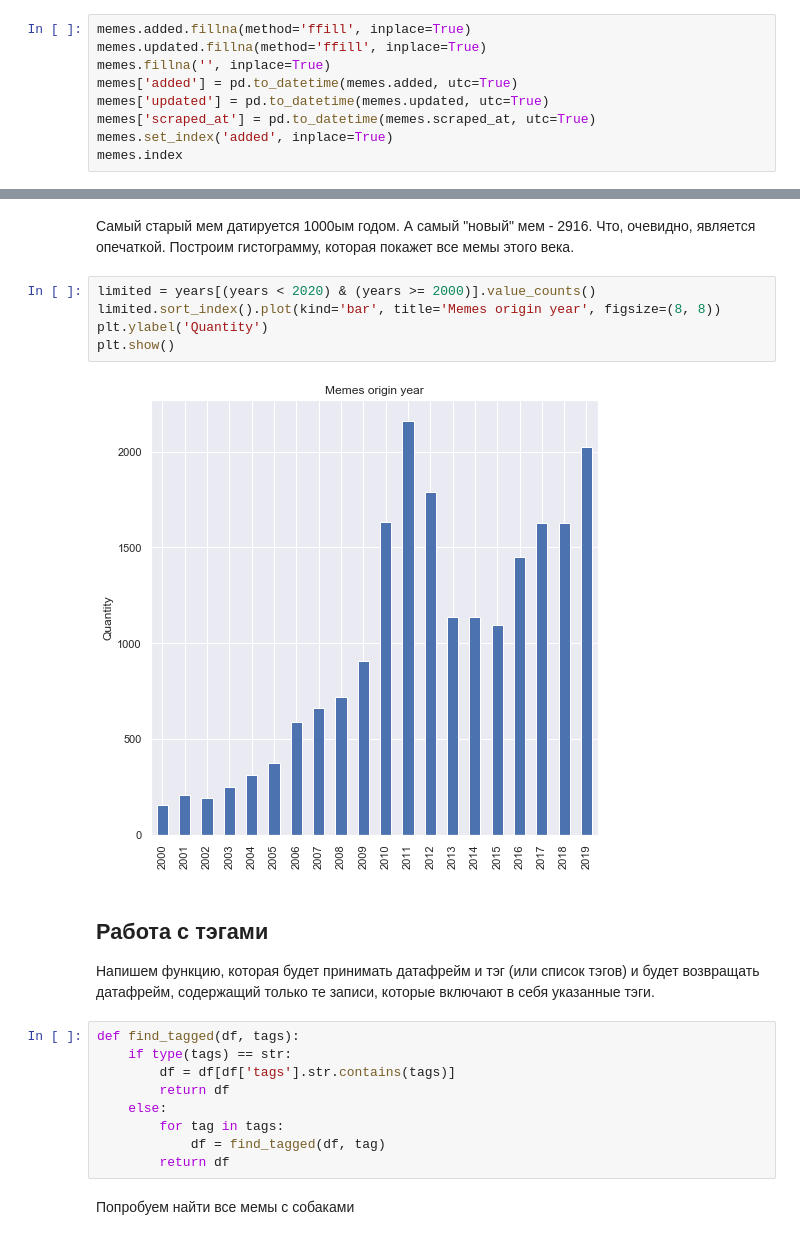
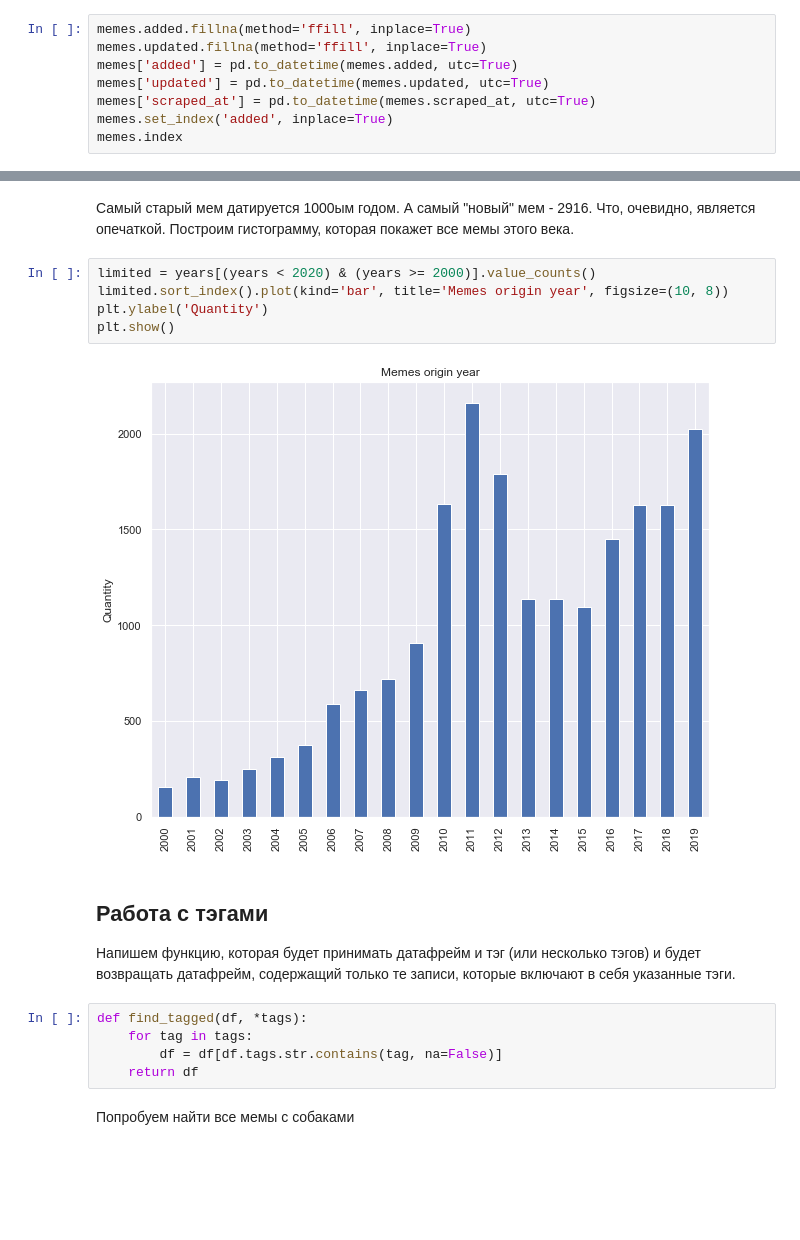
Before and after one commit to XopcLabs/memes, a Jupyter notebook: Research.ipynb, the cells around one changed output, grey strips where cells are left out. Cells and saved outputs as stored; diff of their text form; blank space fills up the shorter version.

Commit message:
rewritten find_tagged

```diff
--- a/Research.ipynb
+++ b/Research.ipynb
@@ -48,7 +48,6 @@ memory usage: 3.5+ MB
 # %%
 memes.added.fillna(method='ffill', inplace=True)
 memes.updated.fillna(method='ffill', inplace=True)
-memes.fillna('', inplace=True)
 memes['added'] = pd.to_datetime(memes.added, utc=True)
 memes['updated'] = pd.to_datetime(memes.updated, utc=True)
 memes['scraped_at'] = pd.to_datetime(memes.scraped_at, utc=True)
@@ -239,23 +239,19 @@ Name: year, dtype: float64
 Самый старый мем датируется 1000ым годом. А самый "новый" мем - 2916. Что, очевидно, является опечаткой. Построим гистограмму, которая покажет все мемы этого века.
 # %%
 limited = years[(years < 2020) & (years >= 2000)].value_counts()
-limited.sort_index().plot(kind='bar', title='Memes origin year', figsize=(8, 8))
+limited.sort_index().plot(kind='bar', title='Memes origin year', figsize=(10, 8))
 plt.ylabel('Quantity')
 plt.show()
 # %% [output]
-[figure, old version]
+[figure, new version]
 # %% [markdown]
 ## Работа с тэгами
-Напишем функцию, которая будет принимать датафрейм и тэг (или список тэгов) и будет возвращать датафрейм, содержащий только те записи, которые включают в себя указанные тэги.
+Напишем функцию, которая будет принимать датафрейм и тэг (или несколько тэгов) и будет возвращать датафрейм, содержащий только те записи, которые включают в себя указанные тэги.
 # %%
-def find_tagged(df, tags):
-    if type(tags) == str:
-        df = df[df['tags'].str.contains(tags)]
-        return df
-    else:
-        for tag in tags:
-            df = find_tagged(df, tag)
-        return df
+def find_tagged(df, *tags):
+    for tag in tags:
+        df = df[df.tags.str.contains(tag, na=False)]
+    return df
 # %% [markdown]
 Попробуем найти все мемы с собаками
 # %%
```
Also changed, not shown: parts of 11 cells of this notebook.
